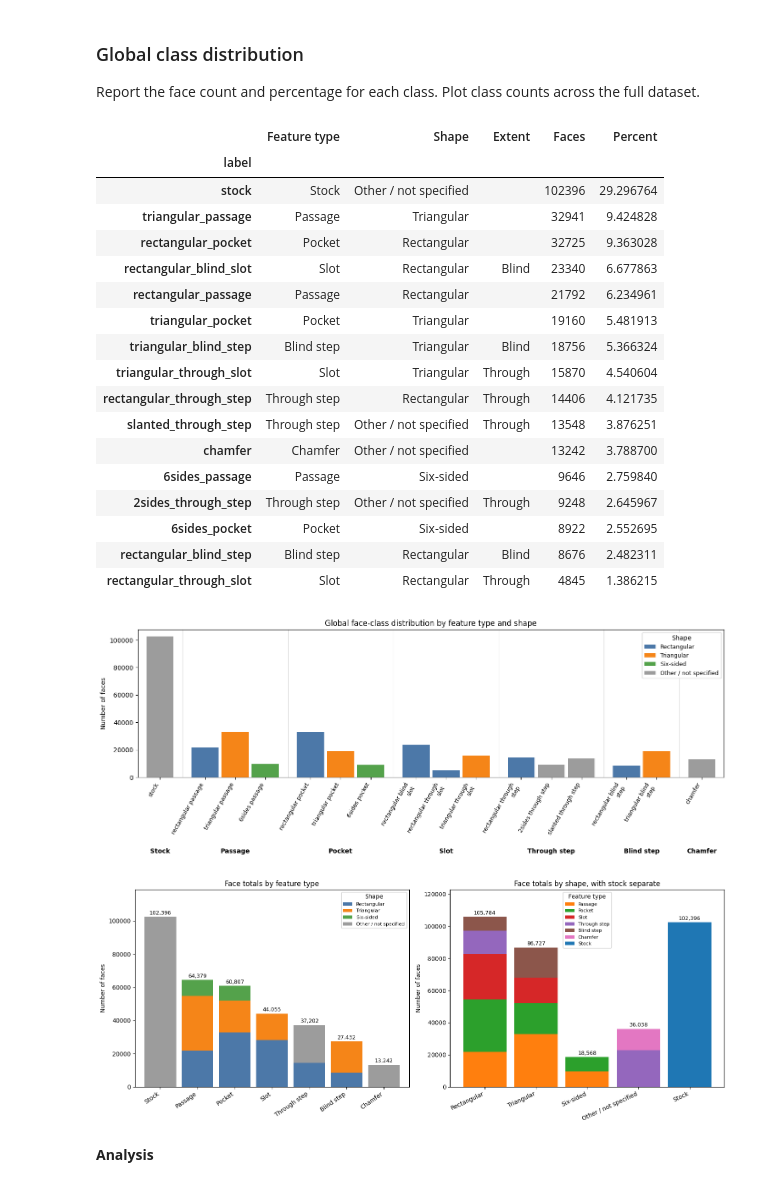
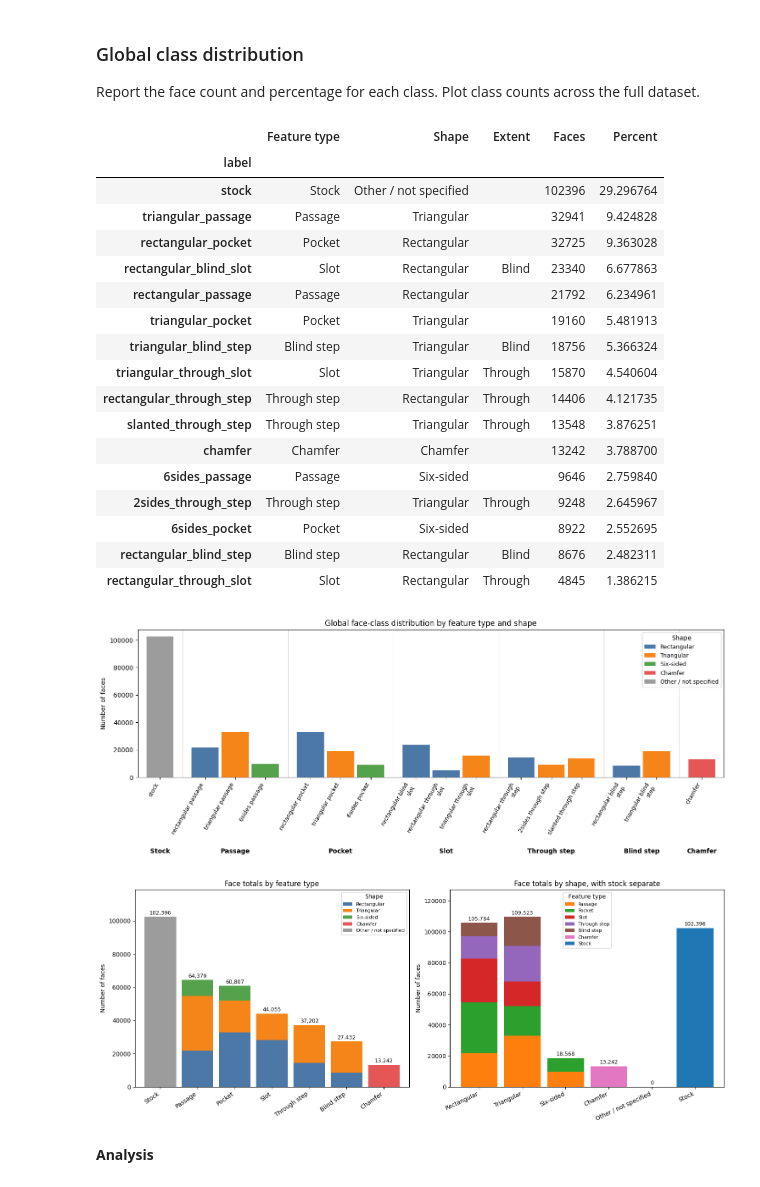
Before and after one commit to Yuan-Hou/GNN-IN-CAD, a Jupyter notebook: notebooks/eda.ipynb, the cells around one changed output. Drawn from its saved outputs; the diff is of its cells as text; code cells hidden in the pictures.

```diff
--- a/notebooks/eda.ipynb
+++ b/notebooks/eda.ipynb
@@ -25,14 +25,15 @@ for split, sample_ids in splits.items():
         graph = sample["graph"]
         src, dst = (x.numpy() for x in graph.edges())
         directed_pairs = Counter(zip(src.tolist(), dst.tolist()))
-        # Reverse entries describe the same B-rep edge; check symmetry first.
+        # Reciprocal entries encode the two directions of each boundary; check symmetry.
         assert all(u != v and count == directed_pairs[(v, u)]
                    for (u, v), count in directed_pairs.items())
         edge_ids = np.flatnonzero(src < dst)
         pairs = {(u, v): count for (u, v), count in directed_pairs.items() if u < v}
-        topology = nx.Graph()
+        # MultiGraph retains distinct boundaries between the same face pair.
+        topology = nx.MultiGraph()
         topology.add_nodes_from(range(graph.num_nodes()))
-        topology.add_edges_from(pairs)
+        topology.add_edges_from((int(src[eid]), int(dst[eid])) for eid in edge_ids)
         assert nx.is_connected(topology), sample_id
         labels = [face["segment"]["name"] for face in sample["faces"]]
         degree = graph.out_degrees().numpy()
@@ -60,7 +61,10 @@ for split, sample_ids in splits.items():
                                   valid_samples=int(valid.sum()), degree=int(degree[i]),
                                   shortest_span=positive.min() if len(positive) else np.nan,
                                   longest_span=span.max(), mean_normal_dot=dots.mean(),
-                                  min_normal_dot=dots.min()))
+                                  min_normal_dot=dots.min(),
+                                  normal_x=normals[0, 0] if len(normals) else np.nan,
+                                  normal_y=normals[0, 1] if len(normals) else np.nan,
+                                  normal_z=normals[0, 2] if len(normals) else np.nan))
         for edge_id, grid in zip(edge_ids, graph.edata["x"].numpy()[edge_ids]):
             span = np.ptp(grid[:, :3], axis=0)
             positive = span[span > 1e-6]
@@ -76,7 +80,7 @@ faces = pd.DataFrame(face_rows)
 edges = pd.DataFrame(edge_rows)
 pairs = pd.DataFrame(pair_rows)
 class_order = faces["label"].value_counts().index.tolist()
-print(f"Total: {len(models):,} models, {len(faces):,} faces, {len(edges):,} B-rep edges")
+print(f"Total: {len(models):,} models, {len(faces):,} faces, {len(edges):,} B-rep boundary edges")
 
 def histogram(values, title, xlabel, bins=30):
     plt.figure(figsize=(8, 4))
@@ -117,7 +138,11 @@ class_table["Percent"] = 100 * class_counts / class_counts.sum()
 def class_attributes(label):
     words = label.split("_")
     feature_type = words[-1].capitalize()
-    if words[0] == "rectangular":
+    if label in {"slanted_through_step", "2sides_through_step"}:
+        shape = "Triangular"
+    elif label == "chamfer":
+        shape = "Chamfer"
+    elif words[0] == "rectangular":
         shape = "Rectangular"
     elif words[0] == "triangular":
         shape = "Triangular"
@@ -140,7 +165,7 @@ attributes = pd.DataFrame(
 class_table = attributes[["Feature type", "Shape", "Extent"]].join(class_table)
 display(class_table)
 
-shape_order = ["Rectangular", "Triangular", "Six-sided", "Other / not specified"]
+shape_order = ["Rectangular", "Triangular", "Six-sided", "Chamfer", "Other / not specified"]
 
 family_totals = class_table.groupby("Feature type", sort=False)["Faces"].sum().sort_values(ascending=False)
 plot_order, positions, group_centres = [], [], []
@@ -157,7 +182,8 @@ for family in family_totals.index:
     position += 0.5
 
 shape_colours = {"Rectangular": "#4c78a8", "Triangular": "#f58518",
-                 "Six-sided": "#54a24b", "Other / not specified": "#9c9c9c"}
+                 "Six-sided": "#54a24b", "Chamfer": "#e45756",
+                 "Other / not specified": "#9c9c9c"}
 bar_colours = [shape_colours[attributes.loc[label, "Shape"]] for label in plot_order]
 
 def plot_class_groups(ax, values, title, ylabel):
@@ -204,38 +230,38 @@ shape_feature_counts.plot.bar(
     stacked=True, width=0.85, ax=axes[1],
     color=[feature_palette[family] for family in shape_feature_counts.columns],
     title="Face totals by shape, with stock separate", ylabel="Number of faces", rot=25
 )
 axes[1].legend(title="Feature type", fontsize=8)
 for ax, totals in zip(axes, [feature_shape_counts.sum(axis=1), shape_feature_counts.sum(axis=1)]):
     for x, total in enumerate(totals):
         ax.annotate(f"{total:,}", (x, total), xytext=(0, 4),
                     textcoords="offset points", ha="center", fontsize=9)
     ax.set_ylim(0, totals.max() * 1.16)
     ax.set_xlabel("")
     plt.setp(ax.get_xticklabels(), ha="right")
 fig.tight_layout()
 plt.show()
 # %% [output]
 |  | Feature type | Shape | Extent | Faces | Percent |
 | label |  |  |  |  |  |
 | stock | Stock | Other / not specified |  | 102396 | 29.296764 |
 | triangular_passage | Passage | Triangular |  | 32941 | 9.424828 |
 | rectangular_pocket | Pocket | Rectangular |  | 32725 | 9.363028 |
 | rectangular_blind_slot | Slot | Rectangular | Blind | 23340 | 6.677863 |
 | rectangular_passage | Passage | Rectangular |  | 21792 | 6.234961 |
 | triangular_pocket | Pocket | Triangular |  | 19160 | 5.481913 |
 | triangular_blind_step | Blind step | Triangular | Blind | 18756 | 5.366324 |
 | triangular_through_slot | Slot | Triangular | Through | 15870 | 4.540604 |
 | rectangular_through_step | Through step | Rectangular | Through | 14406 | 4.121735 |
-| slanted_through_step | Through step | Other / not specified | Through | 13548 | 3.876251 |
-| chamfer | Chamfer | Other / not specified |  | 13242 | 3.788700 |
+| slanted_through_step | Through step | Triangular | Through | 13548 | 3.876251 |
+| chamfer | Chamfer | Chamfer |  | 13242 | 3.788700 |
 | 6sides_passage | Passage | Six-sided |  | 9646 | 2.759840 |
-| 2sides_through_step | Through step | Other / not specified | Through | 9248 | 2.645967 |
+| 2sides_through_step | Through step | Triangular | Through | 9248 | 2.645967 |
 | 6sides_pocket | Pocket | Six-sided |  | 8922 | 2.552695 |
 | rectangular_blind_step | Blind step | Rectangular | Blind | 8676 | 2.482311 |
 | rectangular_through_slot | Slot | Rectangular | Through | 4845 | 1.386215 |
-[figure, old version]
+[figure, new version]
-[figure, old version]
+[figure, new version]
 # %% [markdown]
 **Analysis**
 
```
Also changed, not shown: parts of 18 cells of this notebook, 1 other file.
